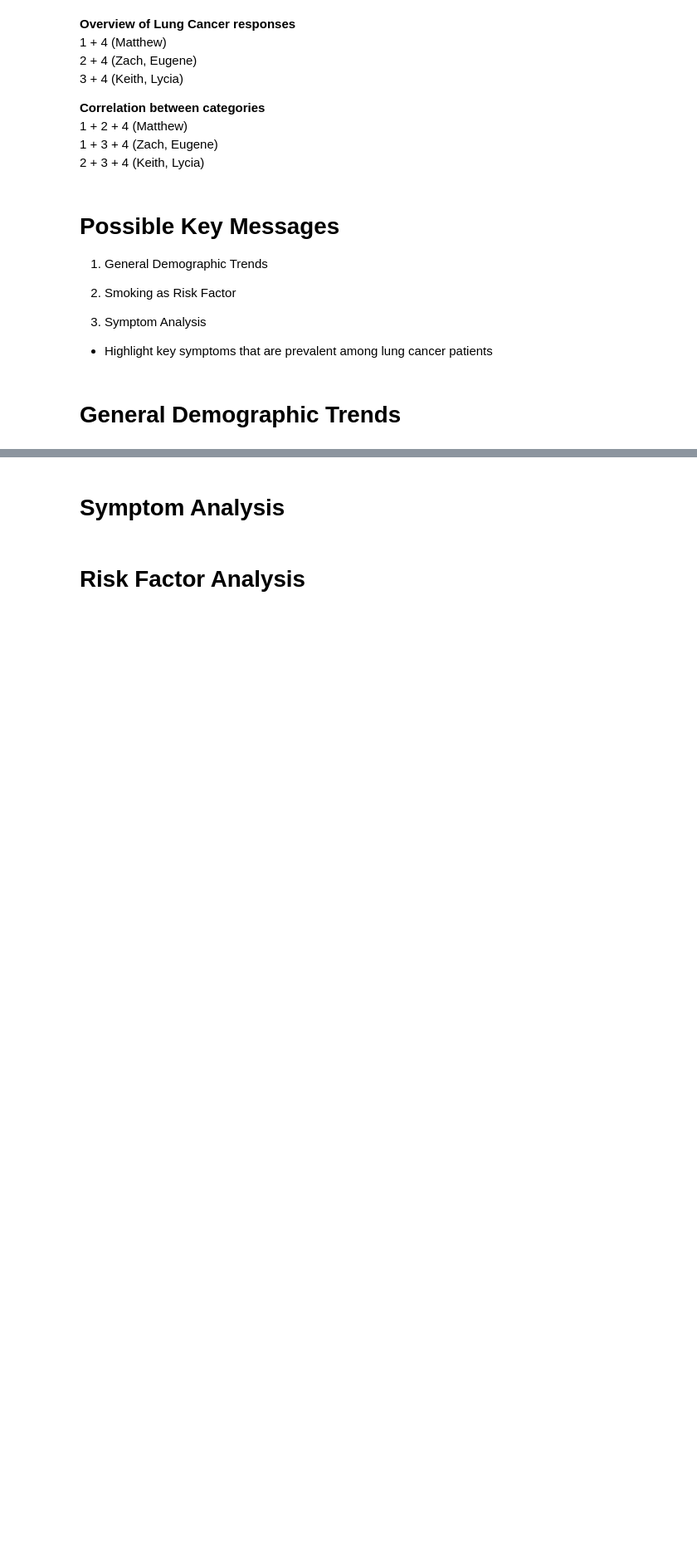
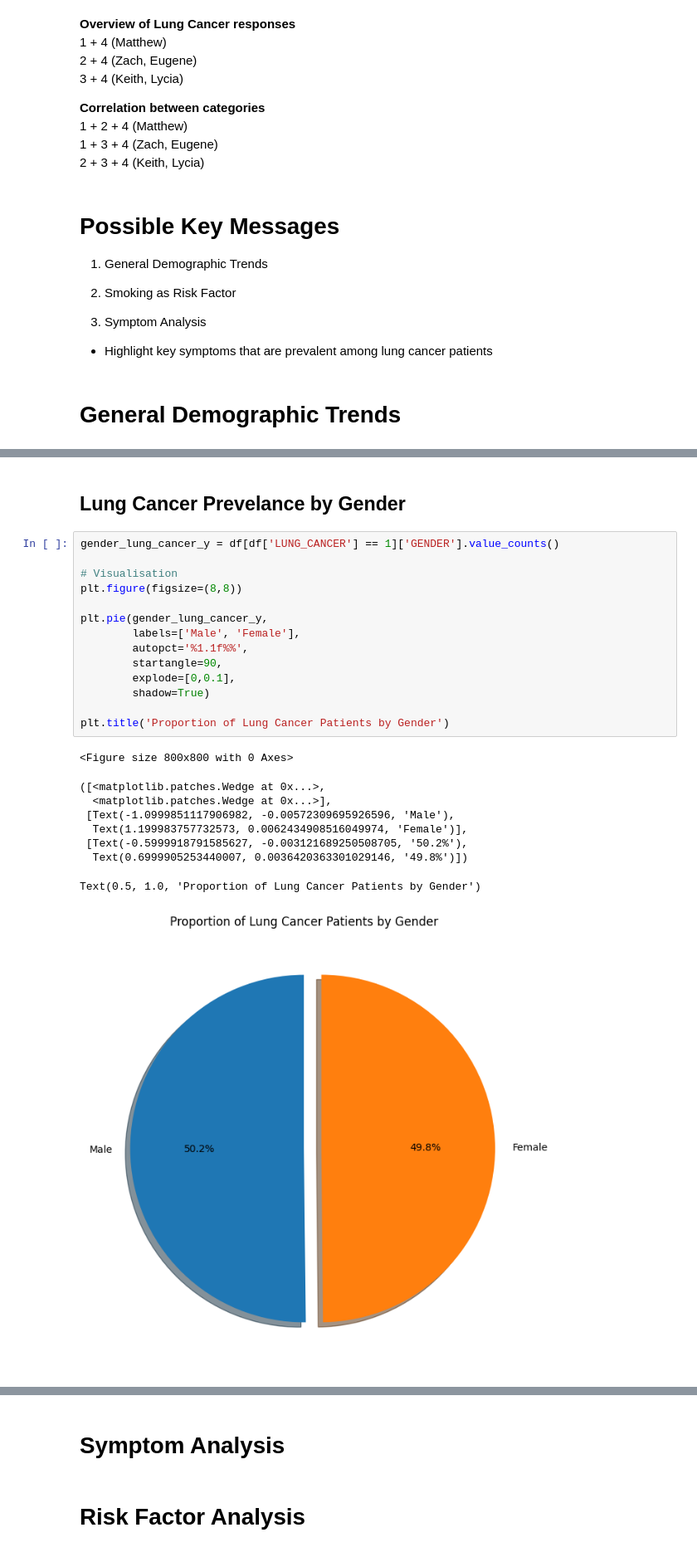
Before and after one commit to mattyapers/DSA312-Lung-Cancer, a Jupyter notebook: LungCancer.ipynb, the cells around one changed output, grey strips where cells are left out. Shown: that part at 83% size. Cells and saved outputs as stored; diff of their text form; blank space fills up the shorter version.

```diff
--- a/LungCancer.ipynb
+++ b/LungCancer.ipynb
@@ -262,0 +168,26 @@ Text(0, 0.5, 'Count')
+# %% [markdown]
+## Lung Cancer Prevelance by Gender
+# %%
+gender_lung_cancer_y = df[df['LUNG_CANCER'] == 1]['GENDER'].value_counts()
+
+# Visualisation
+plt.figure(figsize=(8,8))
+
+plt.pie(gender_lung_cancer_y,
+        labels=['Male', 'Female'],
+        autopct='%1.1f%%',
+        startangle=90,
+        explode=[0,0.1],
+        shadow=True)
+
+plt.title('Proportion of Lung Cancer Patients by Gender')
+# %% [output]
+<Figure size 800x800 with 0 Axes>
+([<matplotlib.patches.Wedge at 0x...>,
+  <matplotlib.patches.Wedge at 0x...>],
+ [Text(-1.0999851117906982, -0.00572309695926596, 'Male'),
+  Text(1.199983757732573, 0.0062434908516049974, 'Female')],
+ [Text(-0.5999918791585627, -0.003121689250508705, '50.2%'),
+  Text(0.6999905253440007, 0.0036420363301029146, '49.8%')])
+Text(0.5, 1.0, 'Proportion of Lung Cancer Patients by Gender')
+[figure, added]
```
Also changed, not shown: parts of 15 cells of this notebook.
